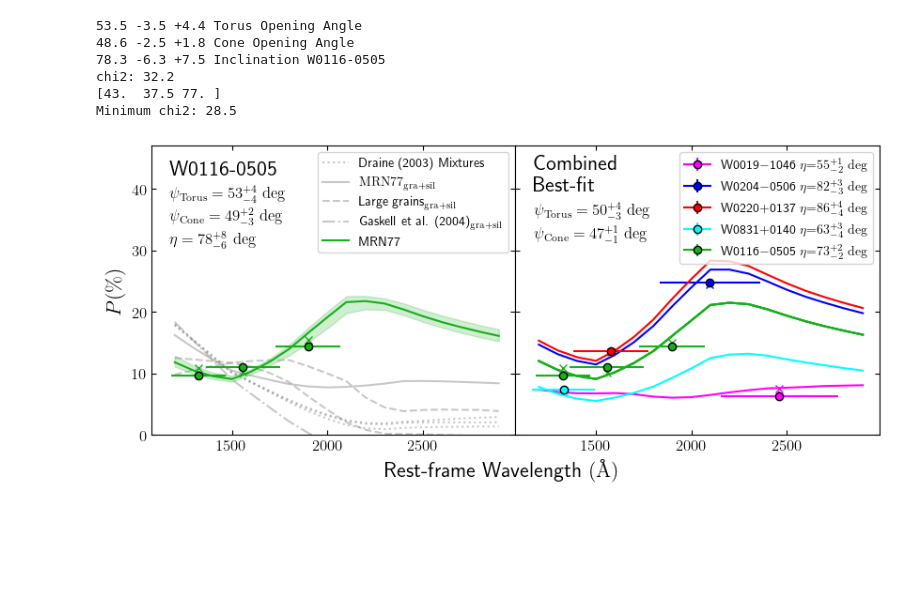
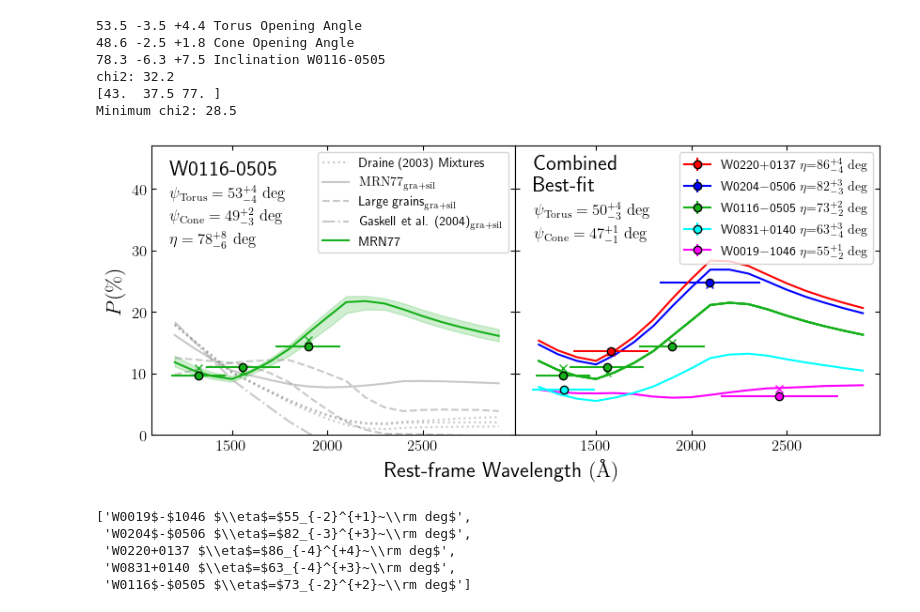
Before and after one commit to rjassef/Impol_BHDs_repo, a Jupyter notebook: plots/SKIRTOR_fit/fit_pfrac_MCMC.ipynb, the cells around one changed output. Drawn from its saved outputs; the diff is of its cells as text; code cells hidden in the pictures; blank space fills up the shorter version.

Commit message:
Reordered legends by inclination.

```diff
--- a/plots/SKIRTOR_fit/fit_pfrac_MCMC.ipynb
+++ b/plots/SKIRTOR_fit/fit_pfrac_MCMC.ipynb
@@ -253,6 +253,7 @@ ci = 99.1
 n_threads = mp.cpu_count()-1 #15
 splt_flatchain = np.array_split(flatchain_W0116_use, n_threads)
 
+mp.set_start_method('fork', force=True)
 with mp.Pool(processes=n_threads) as pool:
     all_results = pool.map(mp_func, splt_flatchain)
 result = np.vstack(all_results)
@@ -522,32 +523,48 @@ axs[0].legend()#loc=(0.45, 0.55))
 
 #On the other, we will show the combined best fit.
 for iwid, wid in enumerate(op.wids):
 
     for bname in op.pfrac[wid].keys():
 
         if bname == "R_SPECIAL":
             #label = r"{} $\eta$=${:.1f}^{{\circ}}$".format(re.sub("-","$-$",wid), x_best[2+iwid])
             label = r"{} $\eta$=${:.0f}_{{-{:.0f}}}^{{+{:.0f}}}~\rm deg$".format(re.sub("-","$-$",wid), x_best[2+iwid], comb_err_low[2+iwid], comb_err_high[1+iwid])
         else:
             label = None
 
         axs[1].plot(lam_grid, 100*pw_l.p((x_best[0]*np.ones(lam_grid.shape)*u.deg, (x_best[1]-10)*np.ones(lam_grid.shape)*u.deg, x_best[2+iwid]*np.ones(lam_grid.shape)*u.deg, lam_grid)), c=colors[wid],ls='solid')
 
         axs[1].errorbar([bands.bp[bname].barlam().value/(1+op.z[wid])], [op.pfrac[wid][bname]], xerr=[bands.bp[bname].rectwidth().value/2./(1+op.z[wid])], yerr=[op.epfrac[wid][bname]], marker='o', color=colors[wid], markeredgecolor='black', label=label)
 
         p_mod = pw_l.p_bb(bands.bp[bname], [x_best[0]]*u.deg, [(x_best[1]-10)]*u.deg, [x_best[2+iwid]]*u.deg, specs.lam_obs[wid], specs.flam[wid], op.z[wid])
         axs[1].plot([bands.bp[bname].barlam().value/(1+op.z[wid])], [p_mod[0,0,0]*100], c=colors[wid], marker='x')
 
 axs[1].text(0.05, 0.9, "Combined\nBest-fit", transform=axs[1].transAxes, fontsize=16, weight='bold', va='center')
 axs[1].text(0.05, 0.76, r"$\psi_{{\rm Torus}} = {:.0f}_{{-{:.0f}}}^{{+{:.0f}}}~\rm deg$".format(x_best[0], comb_err_low[0], comb_err_high[0]), transform=axs[1].transAxes, fontsize=12)
 axs[1].text(0.05, 0.68, r"$\psi_{{\rm Cone}}  = {:.0f}_{{-{:.0f}}}^{{+{:.0f}}}~\rm deg$".format(x_best[1], comb_err_low[1], comb_err_high[1]), transform=axs[1].transAxes, fontsize=12)
-axs[1].legend(loc='upper right')
+
+handles, labels = plt.gca().get_legend_handles_labels()
+ordered_labels = list()
+ordered_handles = list()
+for i in [2,1,4,3,0]:
+    ordered_labels.append(labels[i])
+    ordered_handles.append(handles[i])
+
+axs[1].legend(ordered_handles, ordered_labels, loc='upper right')
 
 axs[0].set_ylim([0., 47.])
 
 axs[0].set_ylabel(r"$P (\%)$", fontsize=16)
 fig.text(0.5, 0., r"Rest-frame Wavelength $(\rm \AA)$", ha='center', fontsize=16)
 
 fig.savefig("SKIRTOR_MRN77_best-fit_MCMC.png", dpi=200, bbox_inches='tight')
 # %% [output]
-[figure, old version]
+[figure, new version]
+# %%
+labels
+# %% [output]
+['W0019$-$1046 $\\eta$=$55_{-2}^{+1}~\\rm deg$',
+ 'W0204$-$0506 $\\eta$=$82_{-3}^{+3}~\\rm deg$',
+ 'W0220+0137 $\\eta$=$86_{-4}^{+4}~\\rm deg$',
+ 'W0831+0140 $\\eta$=$63_{-4}^{+3}~\\rm deg$',
+ 'W0116$-$0505 $\\eta$=$73_{-2}^{+2}~\\rm deg$']
```
Also changed, not shown: 2 other files.
